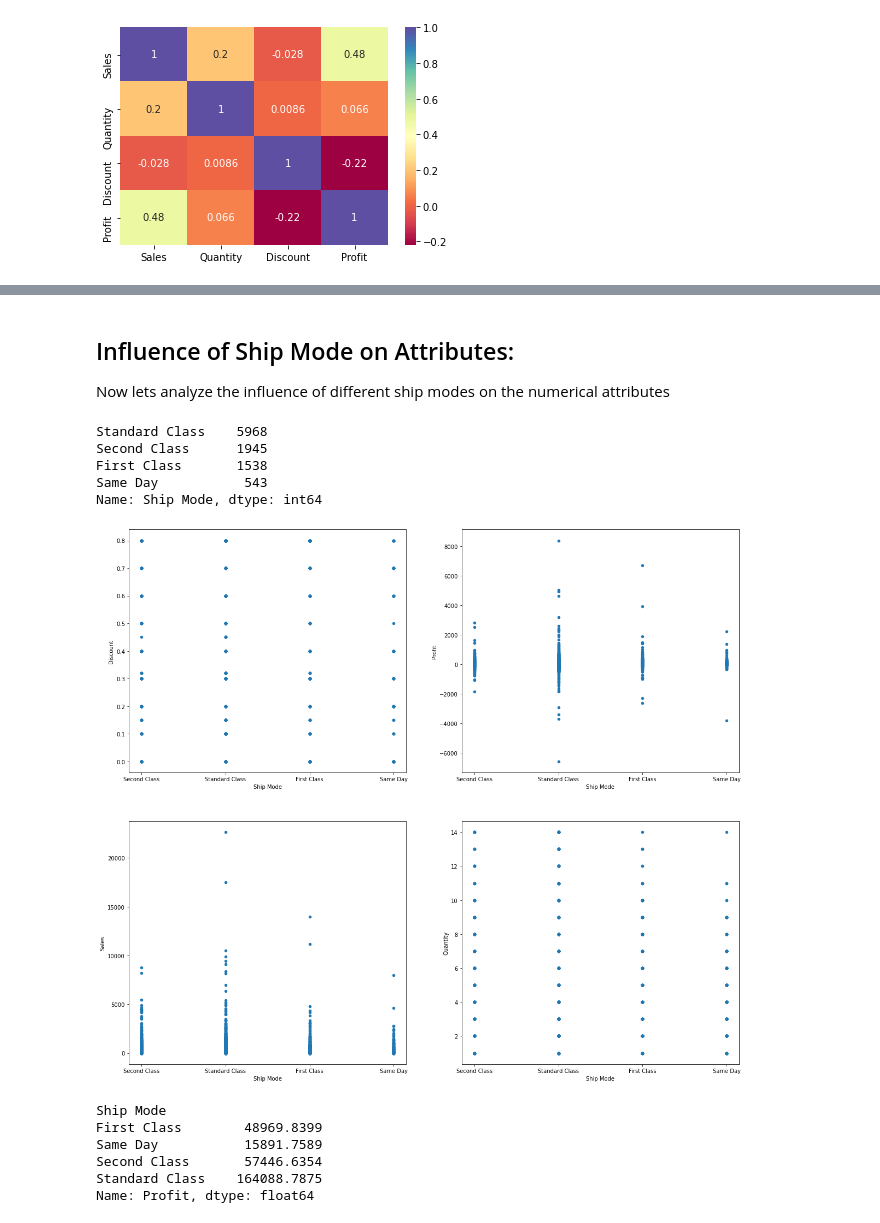
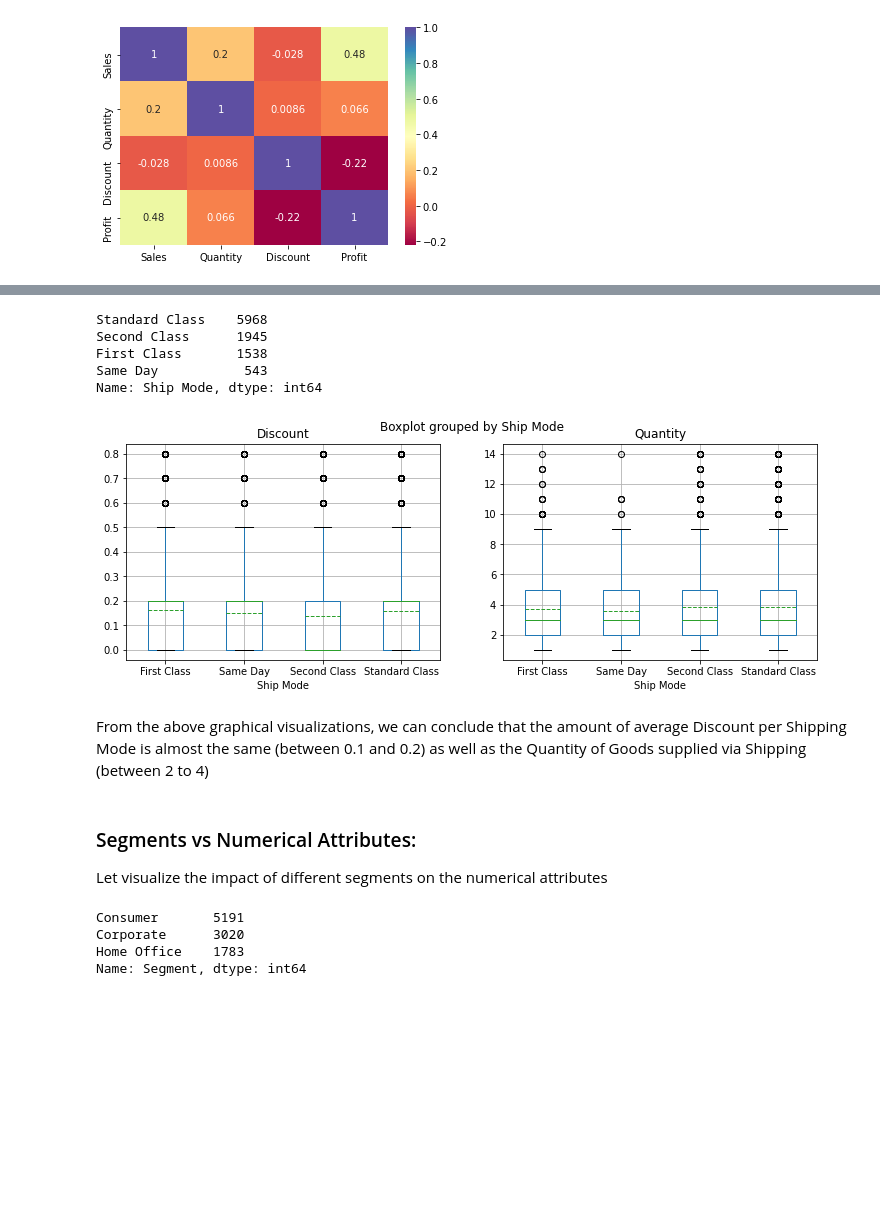
Before and after one commit to Hassan-Farid/GRIP-Internship-Tasks-, a Jupyter notebook: Retail EDA.ipynb, the cells around one changed output, grey strips where cells are left out. Cells and saved outputs as stored; diff of their text form; code cells hidden in the pictures; blank space fills up the shorter version.

```diff
--- a/Retail EDA.ipynb
+++ b/Retail EDA.ipynb
@@ -151,12 +155,31 @@ sns.pairplot(data_df)
+# %%
+#Viewing the unique values in Ship Mode
+data_df["Ship Mode"].value_counts()
+# %% [output]
+Standard Class    5968
+Second Class      1945
+First Class       1538
+Same Day           543
+Name: Ship Mode, dtype: int64
+# %%
+#Visualizing Ship Modes against Discount and Quantity
+data_cols = ["Discount", "Quantity"]
+fig, axs = plt.subplots(1, 2, figsize=(12,4))
+for i in range(len(data_cols)):
+    data_df.boxplot(data_cols[i], by="Ship Mode", ax=axs[i], meanline=True, showmeans=True)
+plt.show()
+# %% [output]
+[figure, added]
+# %% [markdown]
+From the above graphical visualizations, we can conclude that the amount of average Discount per Shipping Mode is almost the same (between 0.1 and 0.2) as well as the Quantity of Goods supplied via Shipping (between 2 to 4)
 # %% [markdown]
-## Influence of Ship Mode on Attributes:
-Now lets analyze the influence of different ship modes on the numerical attributes
+### Segments vs Numerical Attributes:
+Let visualize the impact of different segments on the numerical attributes
 # %%
-#Viewing the unique values of the Ship Mode column
-data_df["Ship Mode"].value_counts()
+#Viewing the unique segment classes and their counts
+data_df["Segment"].value_counts()
 # %% [output]
-Standard Class    5968
-Second Class      1945
-First Class       1538
-Same Day           543
-Name: Ship Mode, dtype: int64
+Consumer       5191
+Corporate      3020
+Home Office    1783
+Name: Segment, dtype: int64
@@ -171,15 +185,0 @@ def plot_relations(x, rot=0):
-# %%
-#Viewing relation of Ship Mode with the different numerical attributes
-plot_relations("Ship Mode")
-# %% [output]
-[figure, removed]
-# %%
-#Viewing the overall profit and loss for the different Shipping Modes
-data_df.groupby(['Ship Mode'])['Profit'].sum()
-# %% [output]
-Ship Mode
-First Class        48969.8399
-Same Day           15891.7589
-Second Class       57446.6354
-Standard Class    164088.7875
-Name: Profit, dtype: float64
```
Also changed, not shown: parts of 21 cells of this notebook.
